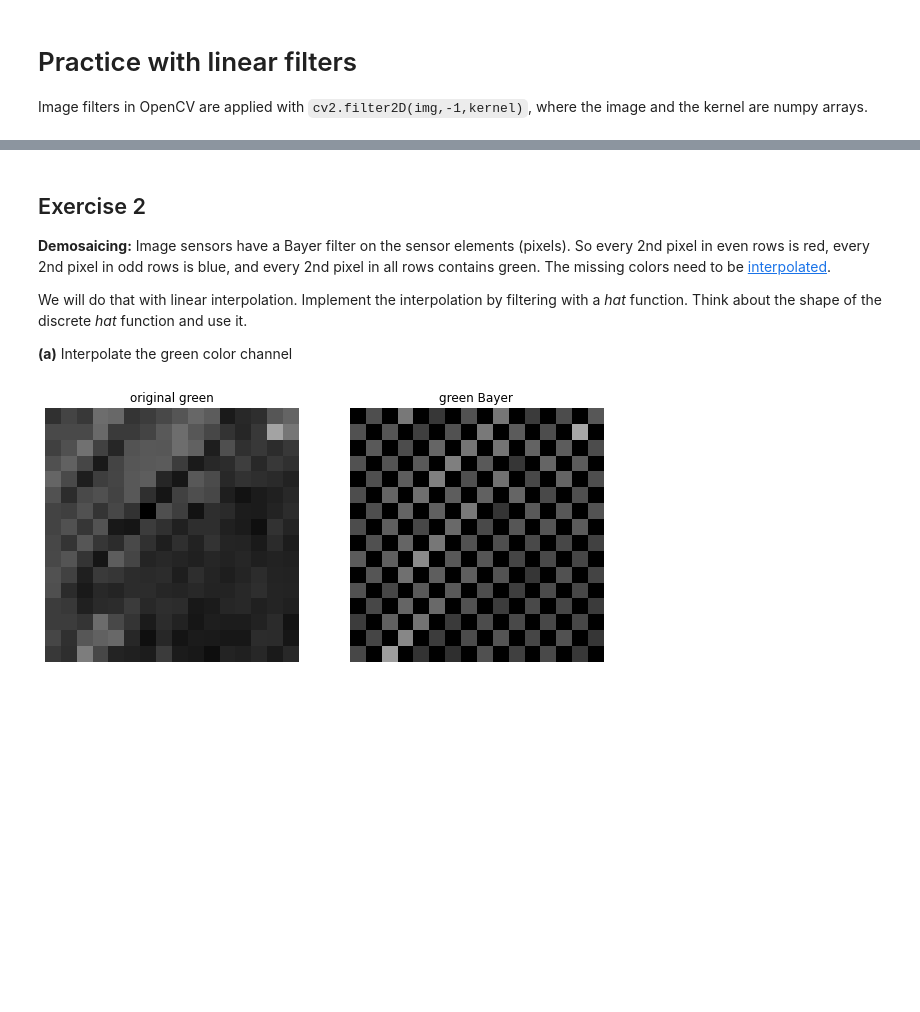
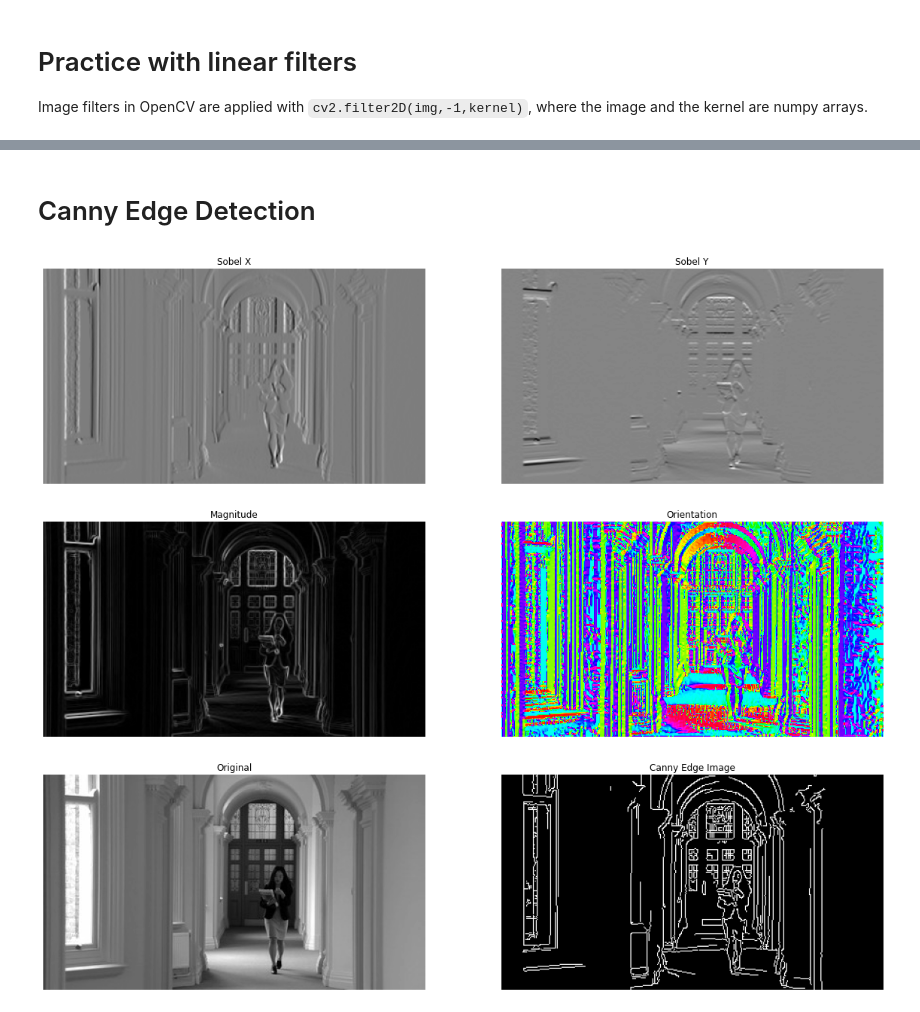
Before and after one commit to schedldave/cv2021, a Jupyter notebook: 04_Edges.ipynb, the cells around one changed output, grey strips where cells are left out. Drawn from its saved outputs; the diff is of its cells as text; code cells hidden in the pictures; blank space fills up the shorter version.

Commit message:
working on Canny Edge Detection

```diff
--- a/04_Edges.ipynb
+++ b/04_Edges.ipynb
@@ -306,35 +113,0 @@ assert np.isclose(avg,ref).all() == True # if everything is implemented correctl
-# %% [markdown]
-## Exercise 2
-
-**Demosaicing:** Image sensors have a Bayer filter on the sensor elements (pixels). So every 2nd pixel in even rows is red, every 2nd pixel in odd rows is blue, and every 2nd pixel in all rows contains green.
-The missing colors need to be [interpolated](https://medium.com/swlh/image-demosaicing-bilinear-interpolation-vs-high-quality-linear-interpolation-5fd2268c4c7a).
-
-We will do that with linear interpolation.
-Implement the interpolation by filtering with a *hat* function.
-Think about the shape of the discrete *hat* function and use it.
-
-
-
-**(a)** Interpolate the green color channel
-# %%
-# Setup Exercise 2
-from matplotlib import colors
-
-# from 02_OpenCV.ipynb
-image = cv2.imread("gogh.jpg")
-green_mask = np.zeros(shape=image.shape[0:2],dtype=np.bool)
-green_mask[0::2,1::2] = True
-green_mask[1::2,0::2] = True
-
-# construct a Bayer image:
-bayer = np.zeros(shape=image.shape[:2],dtype=image.dtype)
-# assing colors (BGR)
-bayer[:,:][green_mask] = image[:,:,1][green_mask] # Green
-
-# show a zoomed in portion
-plt.figure(figsize=(10,10))
-plt.subplot(121), imshow(image[:16,:16,2],norm=colors.Normalize(0,255),cmap='gray'), plt.title('original green')
-plt.subplot(122), imshow(bayer[:16,:16],norm=colors.Normalize(0,255),cmap='gray'), plt.title('green Bayer')
-plt.show()
-# %% [output]
-[figure, removed]
@@ -351,0 +114,37 @@ plt.show()
+# %% [markdown]
+# Canny Edge Detection
+# %%
+img = cv2.imread('woman.jpg',0)
+
+gsize = (15,15)
+#img = cv2.GaussianBlur(img, gsize, 3)
+
+ksize = 3
+#edges = cv2.Canny(img,100,200,apertureSize=ksize)
+
+sobelx = cv2.Sobel(img,cv2.CV_64F,1,0,ksize=ksize)
+sobely = cv2.Sobel(img,cv2.CV_64F,0,1,ksize=ksize)
+
+plt.figure(figsize=(20,10))
+plt.subplot(1,2,1),imshow(sobelx,cmap = 'gray'), plt.title('Sobel X')
+plt.subplot(1,2,2),imshow(sobely,cmap = 'gray'), plt.title('Sobel Y')
+plt.show()
+
+mag = np.sqrt( sobelx**2 + sobely**2 )
+theta = np.arctan2(sobelx, sobely)
+
+plt.figure(figsize=(20,10)) # this command makes the figure larger so we see the filter results clearer
+plt.subplot(121),imshow(mag,cmap = 'gray'), plt.title('Magnitude')
+plt.subplot(122), imshow(theta,cmap='hsv'), plt.title('Orientation')
+plt.show()
+
+edges = cv2.Canny(sobelx.astype(np.int16), sobely.astype(np.int16), 0.1*np.amax(mag),0.2*np.amax(mag))
+
+plt.figure(figsize=(20,10)) # this command makes the figure larger so we see the filter results clearer
+plt.subplot(121),imshow(img,cmap = 'gray'), plt.title('Original')
+plt.subplot(122), imshow(edges,cmap = 'gray'), plt.title('Canny Edge Image')
+plt.show()
+# %% [output]
+[figure, added]
+[figure, added]
+[figure, added]
```
Also changed, not shown: parts of 21 cells of this notebook.
